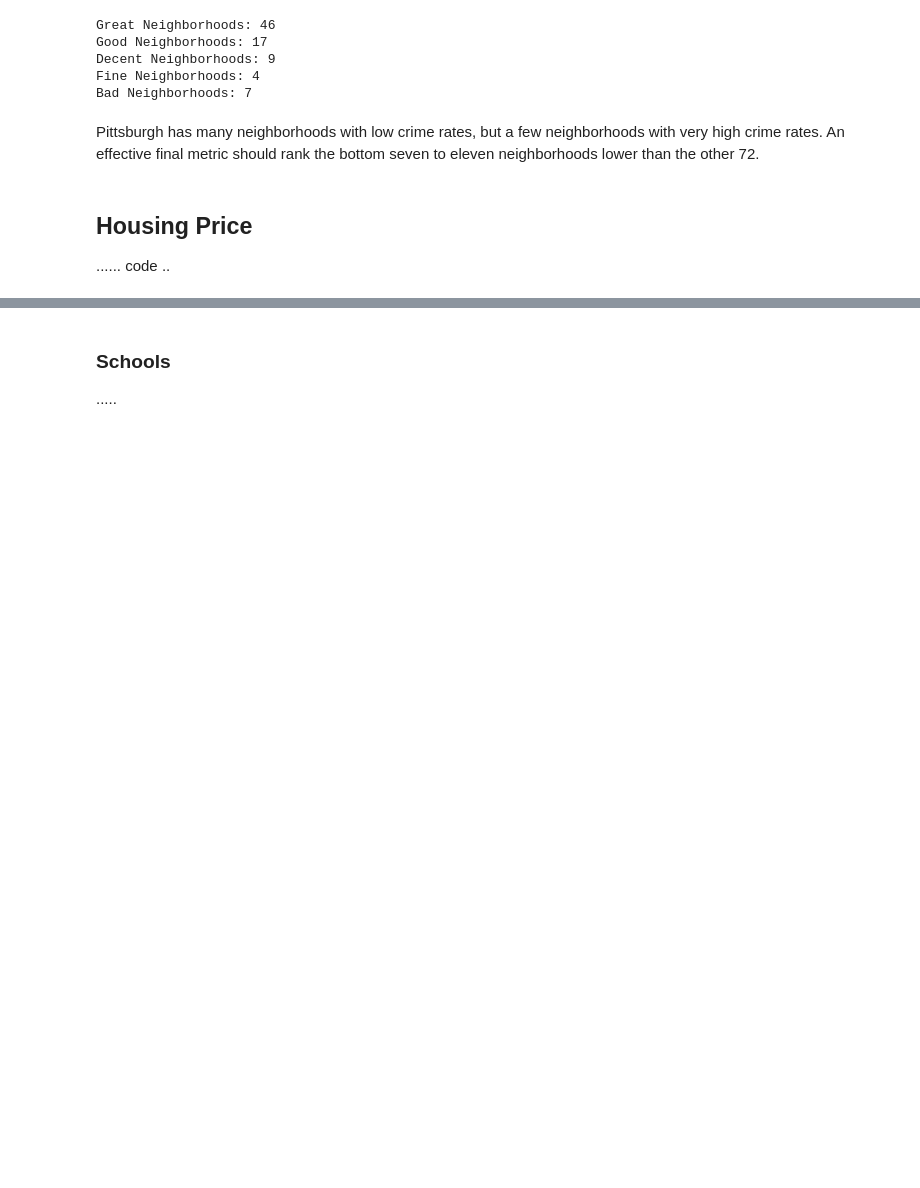
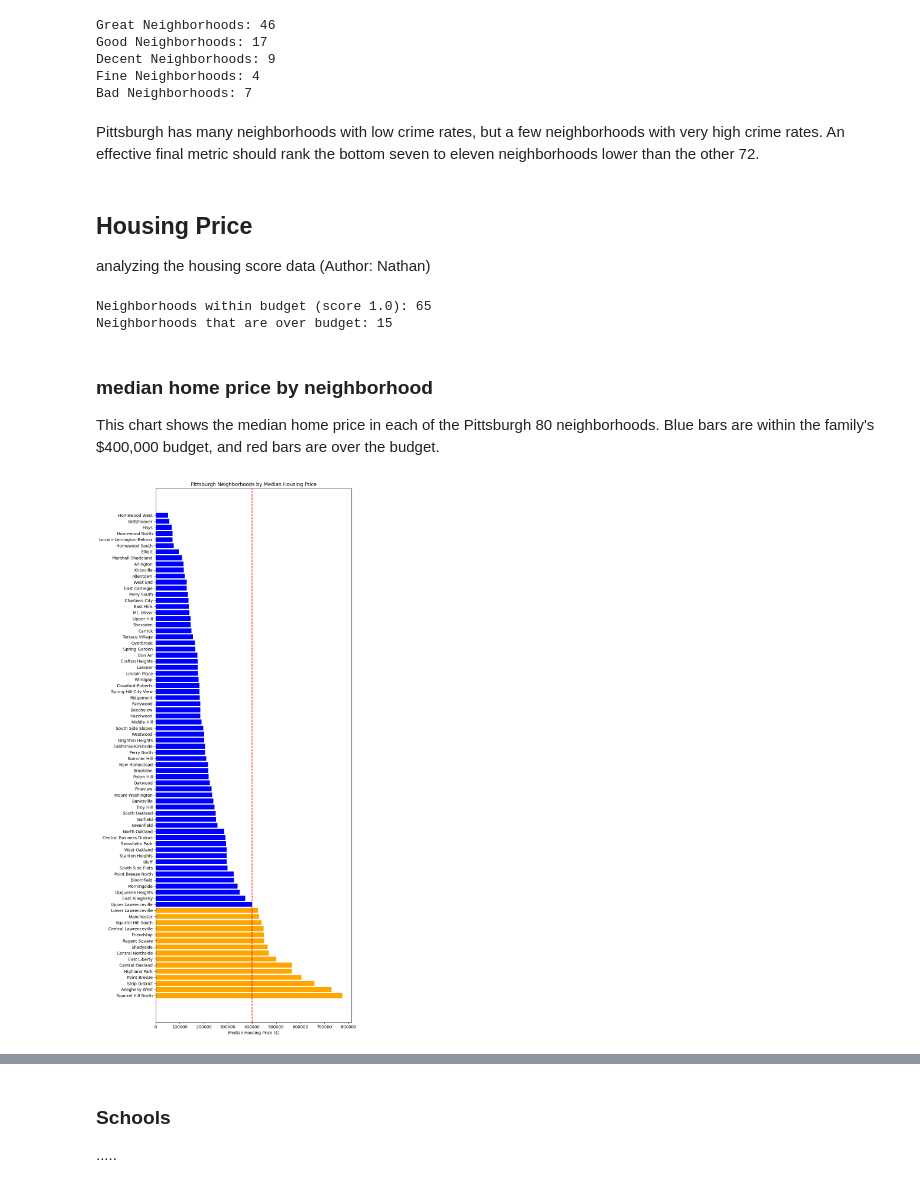
Before and after one commit to hancher626/CMPINF-0011-FInal-Project-Group-23, a Jupyter notebook: final_project_notebook.ipynb, the cells around one changed output, grey strips where cells are left out. Saved outputs shown, nothing was run; the diff lists cells and outputs as text; code cells hidden in the pictures; blank space fills up the shorter version.

```diff
--- a/final_project_notebook.ipynb
+++ b/final_project_notebook.ipynb
@@ -92,7 +92,31 @@ Fine Neighborhoods: 4
 Bad Neighborhoods: 7
 # %% [markdown]
 Pittsburgh has many neighborhoods with low crime rates, but a few neighborhoods with very high crime rates. An effective final metric should rank the bottom seven to eleven neighborhoods lower than the other 72.
-# %% [markdown]
-## Housing Price
-......
-code ..
+# %% [markdown]
+## Housing Price
+
+analyzing the housing score data (Author: Nathan)
+# %%
+print("Neighborhoods within budget (score 1.0): " + str(housing_scores[housing_scores["Housing Score"] == 1].shape[0]))
+print("Neighborhoods that are over budget: " + str(housing_scores[housing_scores["Housing Score"] < 1].shape[0]))
+# %% [output]
+Neighborhoods within budget (score 1.0): 65
+Neighborhoods that are over budget: 15
+# %% [markdown]
+### median home price by neighborhood
+This chart shows the median home price in each of the Pittsburgh 80 neighborhoods. Blue bars are within the family's $400,000 budget, and red bars are over the budget.
+# %%
+budget = 400000
+sorted_housing_price = housing_scores.sort_values(by = "Median Price")
+
+colors = ["blue" if price <= budget else "orange" for price in sorted_housing_price["Median Price"]]
+fig, ax = plt.subplots(figsize=(9, 19))
+ax.barh(sorted_housing_price["Neighborhood"], sorted_housing_price["Median Price"], color=colors)
+ax.axvline(budget, color="red", linestyle="--", label="Budget: $400,000")
+ax.set_title("Pittsburgh Neighborhoods by Median Housing Price")
+ax.set_xlabel("Median Housing Price ($)")
+ax.invert_yaxis()
+plt.tight_layout()
+plt.show()
+# %% [output]
+[figure, added]
```
Also changed, not shown: parts of 3 cells of this notebook, 3 other files.
